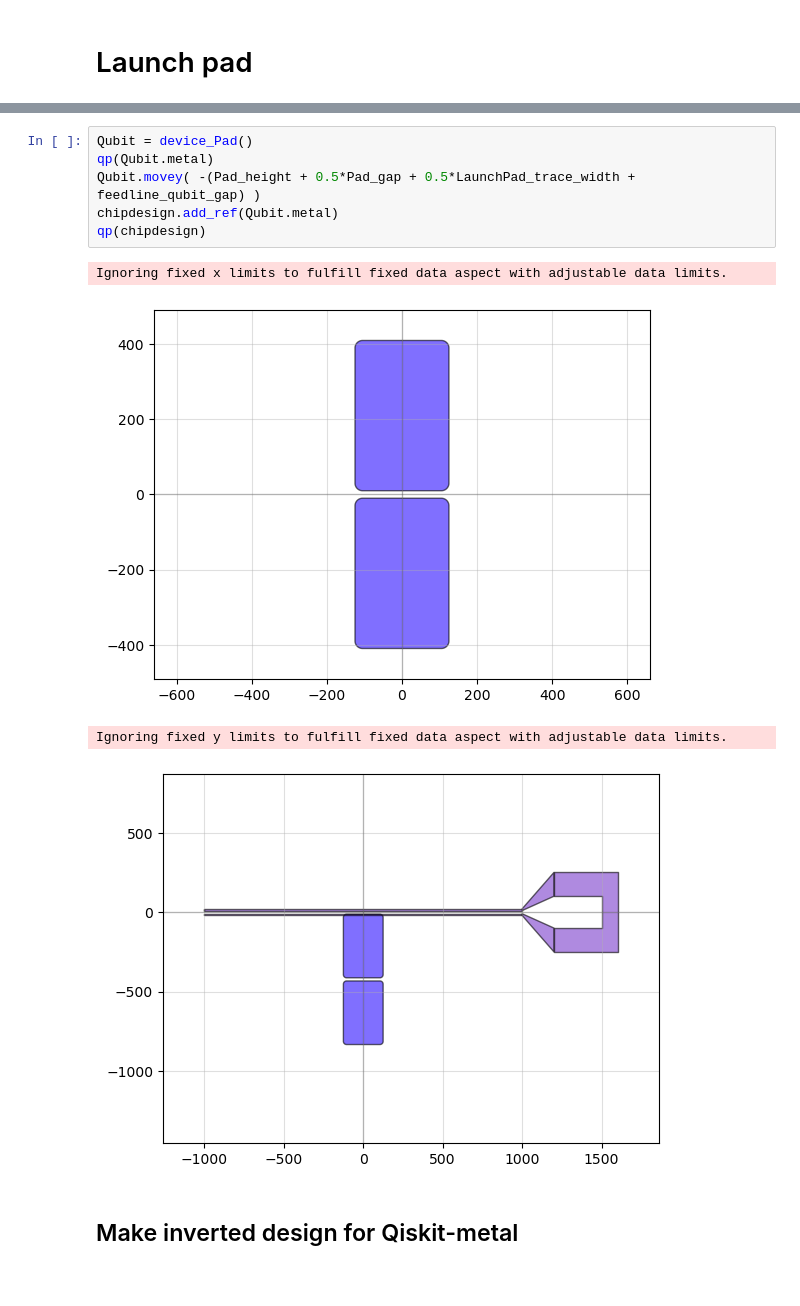
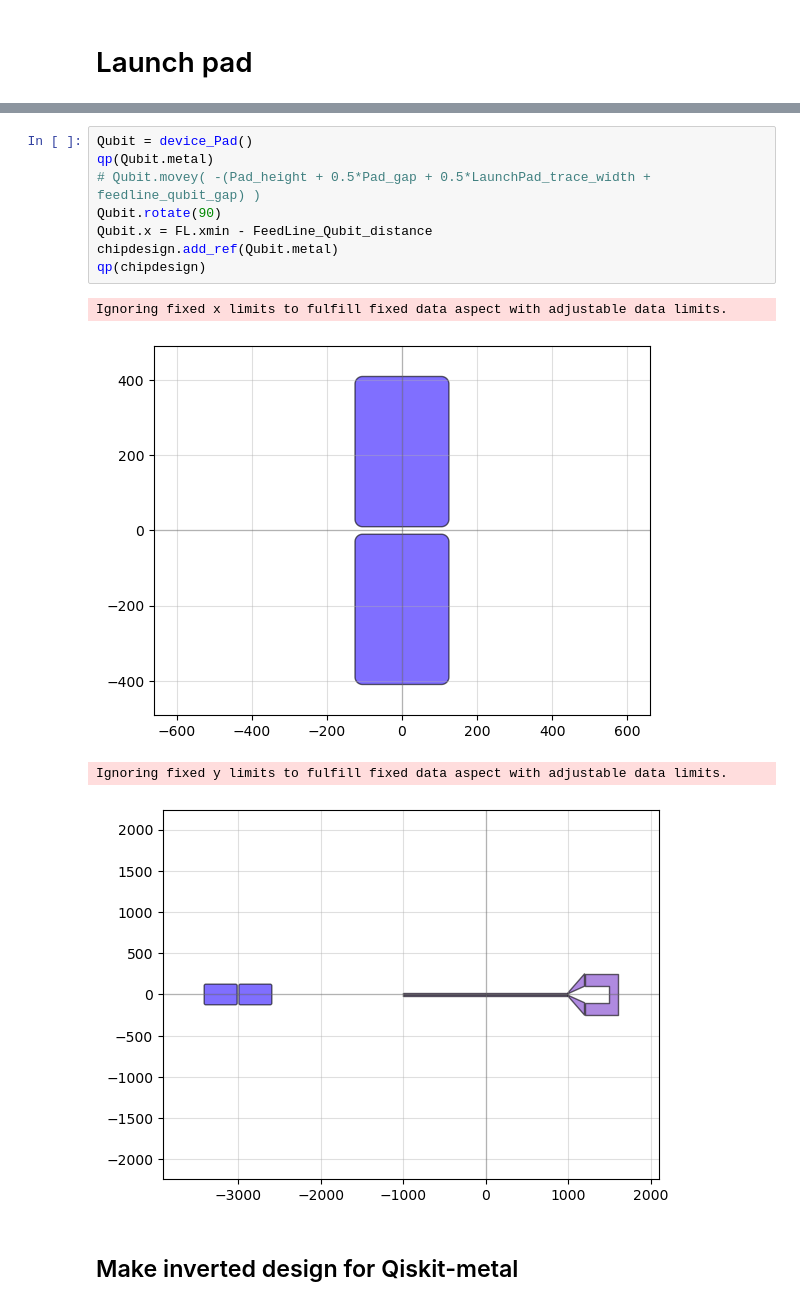
Before and after one commit to yminononono/Quantum-GDSDesign, a Jupyter notebook: FeedLine_Qubit.ipynb, the cells around one changed output, grey strips where cells are left out. Cells and saved outputs as stored; diff of their text form.

Commit message:
Changed position of qubit for FeedLine_Qubit design

```diff
--- a/FeedLine_Qubit.ipynb
+++ b/FeedLine_Qubit.ipynb
@@ -45,14 +46,16 @@ Ignoring fixed y limits to fulfill fixed data aspect with adjustable data limits
 # %%
 Qubit = device_Pad()
 qp(Qubit.metal)
-Qubit.movey( -(Pad_height + 0.5*Pad_gap + 0.5*LaunchPad_trace_width + feedline_qubit_gap) )
+# Qubit.movey( -(Pad_height + 0.5*Pad_gap + 0.5*LaunchPad_trace_width + feedline_qubit_gap) )
+Qubit.rotate(90)
+Qubit.x = FL.xmin - FeedLine_Qubit_distance
 chipdesign.add_ref(Qubit.metal)
 qp(chipdesign)
 # %% [output]
 Ignoring fixed x limits to fulfill fixed data aspect with adjustable data limits.
 [figure]
 Ignoring fixed y limits to fulfill fixed data aspect with adjustable data limits.
-[figure, old version]
+[figure, new version]
 # %% [markdown]
 ## Make inverted design for Qiskit-metal
 # %%
```
Also changed, not shown: parts of 2 cells of this notebook, 5 other files.
